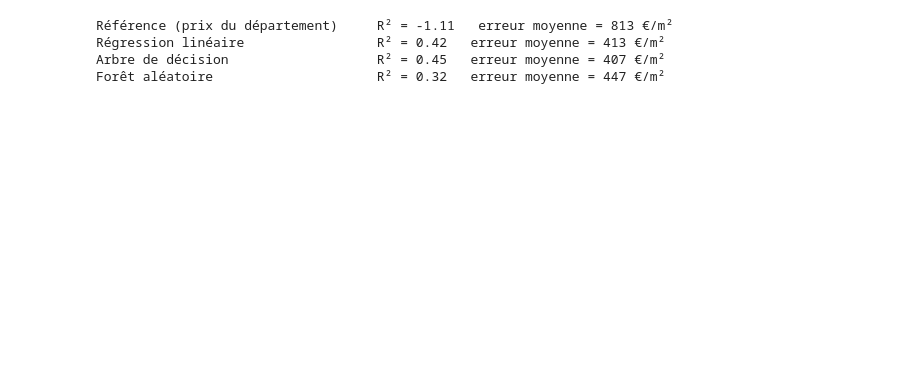
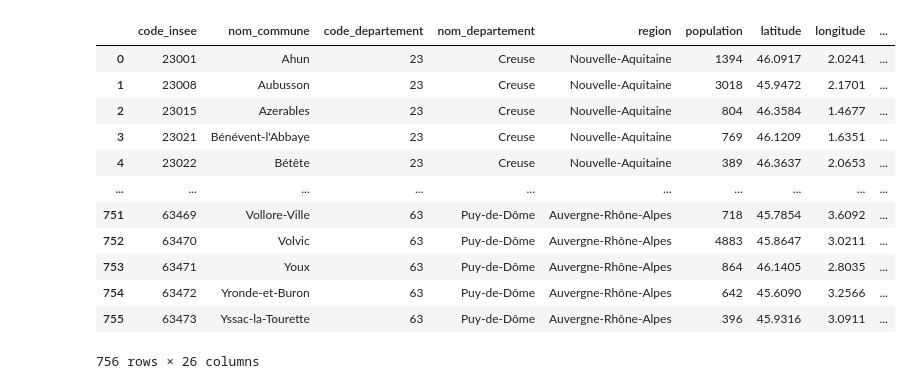
Before and after one commit to thasedasaidani/app-prix-m2, a Jupyter notebook: Analys_immobilier_.ipynb, the cells around one changed output. Cells and saved outputs as stored; diff of their text form; code cells hidden in the pictures; blank space fills up the shorter version.

```diff
--- a/Analys_immobilier_.ipynb
+++ b/Analys_immobilier_.ipynb
@@ -1,47 +1,2 @@
 # %% [markdown]
 <a href="https://colab.research.google.com/github/thasedasaidani/app-prix-m2/blob/main/Analys_immobilier_.ipynb" target="_parent"><img src="https://colab.research.google.com/assets/colab-badge.svg" alt="Open In Colab"/></a>
-# %%
-# Comparaison de modèles de RÉGRESSION (le prix est un nombre, pas une catégorie)
-## Comparaison des modèles de régression
-
-#Les premiers essais utilisaient des modèles de classification, ce qui ne convient pas pour prédire
-#un prix (c'est un nombre, pas une catégorie). Ici, je compare des modèles de régression à
-#une référence simple. Le meilleur est l'arbre de décision (R² = 0,45, erreur moyenne de 407 €/m²)
-#  c'est celui utilisé dans l'application.
-
-import pandas as pd
-from sklearn.model_selection import train_test_split
-from sklearn.linear_model import LinearRegression
-from sklearn.tree import DecisionTreeRegressor
-from sklearn.ensemble import RandomForestRegressor
-from sklearn.metrics import r2_score, mean_absolute_error
-
-# données : les 4 variables utilisées par l'application
-df = pd.read_csv('/content/prix-immobilier-communes-dvf.csv')
-y = df["prix_m2_median"]
-X_2 = df[["fiabilite", "nom_departement", "prix_m2_median_departement", "nb_ventes"]]
-X_2_encoded = pd.get_dummies(X_2, columns=["fiabilite", "nom_departement"], dtype=int)
-
-# 80 % pour entraîner, 20 % pour tester
-X_train, X_test, y_train, y_test = train_test_split(X_2_encoded, y, test_size=0.2, random_state=42)
-mediane = X_train.median()
-X_train, X_test = X_train.fillna(mediane), X_test.fillna(mediane)
-
-modeles = {
-    "Référence (prix du département)": None,
-    "Régression linéaire": LinearRegression(),
-    "Arbre de décision": DecisionTreeRegressor(max_depth=4, random_state=42),
-    "Forêt aléatoire": RandomForestRegressor(n_estimators=200, random_state=42),
-}
-for nom, modele in modeles.items():
-    if modele is None:
-        pred = X_test["prix_m2_median_departement"]
-    else:
-        modele.fit(X_train, y_train)
-        pred = modele.predict(X_test)
-    print(f"{nom:35s} R² = {r2_score(y_test, pred):.2f}   erreur moyenne = {mean_absolute_error(y_test, pred):.0f} €/m²")
-# %% [output]
-Référence (prix du département)     R² = -1.11   erreur moyenne = 813 €/m²
-Régression linéaire                 R² = 0.42   erreur moyenne = 413 €/m²
-Arbre de décision                   R² = 0.45   erreur moyenne = 407 €/m²
-Forêt aléatoire                     R² = 0.32   erreur moyenne = 447 €/m²
@@ -47,0 +18,18 @@ Forêt aléatoire                     R² = 0.32   erreur moyenne = 447 €/m²
+# %%
+#lire la base de données
+df=pd.read_csv('/content/prix-immobilier-communes-dvf.csv')
+df
+# %% [output]
+|  | code_insee | nom_commune | code_departement | nom_departement | region | population | latitude | longitude | ... |
+| 0 | 23001 | Ahun | 23 | Creuse | Nouvelle-Aquitaine | 1394 | 46.0917 | 2.0241 | ... |
+| 1 | 23008 | Aubusson | 23 | Creuse | Nouvelle-Aquitaine | 3018 | 45.9472 | 2.1701 | ... |
+| 2 | 23015 | Azerables | 23 | Creuse | Nouvelle-Aquitaine | 804 | 46.3584 | 1.4677 | ... |
+| 3 | 23021 | Bénévent-l'Abbaye | 23 | Creuse | Nouvelle-Aquitaine | 769 | 46.1209 | 1.6351 | ... |
+| 4 | 23022 | Bétête | 23 | Creuse | Nouvelle-Aquitaine | 389 | 46.3637 | 2.0653 | ... |
+| ... | ... | ... | ... | ... | ... | ... | ... | ... | ... |
+| 751 | 63469 | Vollore-Ville | 63 | Puy-de-Dôme | Auvergne-Rhône-Alpes | 718 | 45.7854 | 3.6092 | ... |
+| 752 | 63470 | Volvic | 63 | Puy-de-Dôme | Auvergne-Rhône-Alpes | 4883 | 45.8647 | 3.0211 | ... |
+| 753 | 63471 | Youx | 63 | Puy-de-Dôme | Auvergne-Rhône-Alpes | 864 | 46.1405 | 2.8035 | ... |
+| 754 | 63472 | Yronde-et-Buron | 63 | Puy-de-Dôme | Auvergne-Rhône-Alpes | 642 | 45.6090 | 3.2566 | ... |
+| 755 | 63473 | Yssac-la-Tourette | 63 | Puy-de-Dôme | Auvergne-Rhône-Alpes | 396 | 45.9316 | 3.0911 | ... |
+756 rows × 26 columns
```
Also changed, not shown: parts of 40 cells of this notebook.
